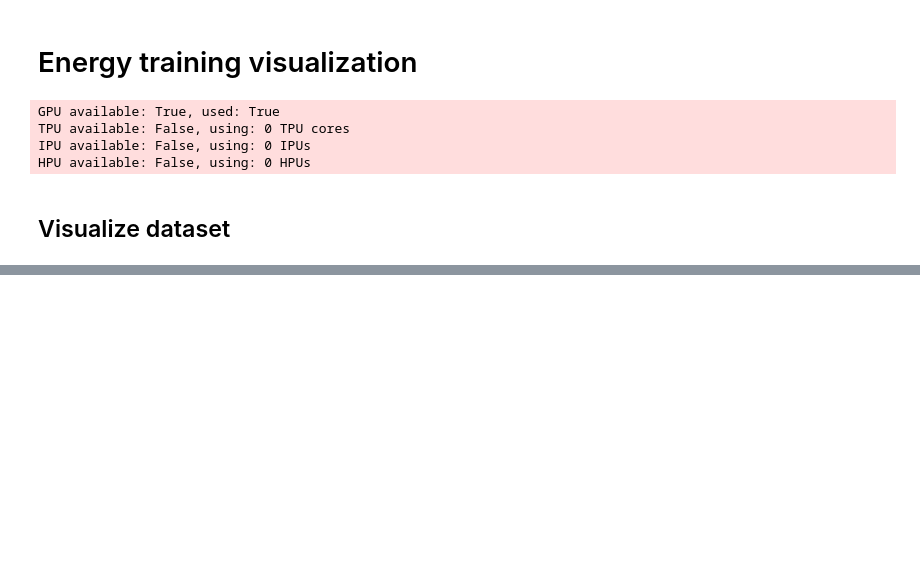
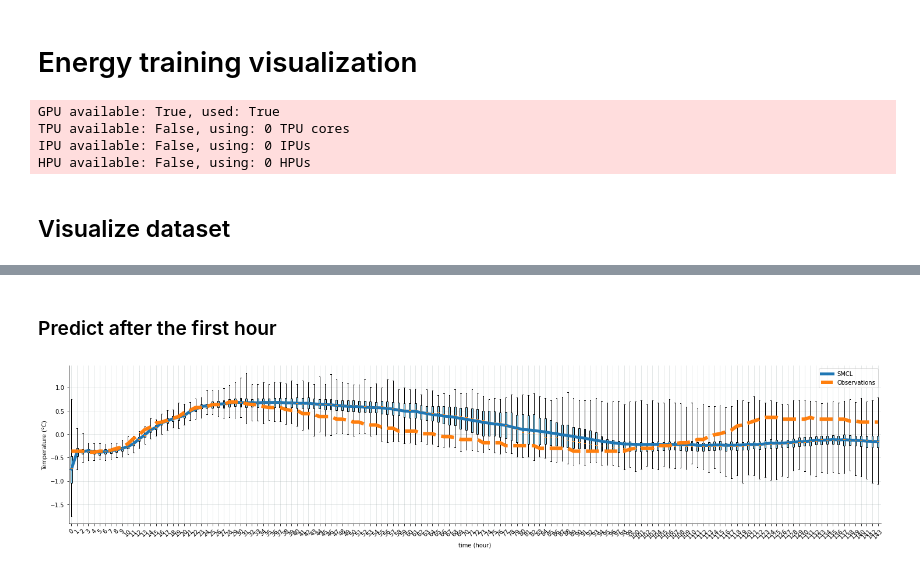
Before and after one commit to maxjcohen/SMCL, a Jupyter notebook: visualization_energy.ipynb, the cells around one changed output, grey strips where cells are left out. Cells and saved outputs as stored; diff of their text form; code cells hidden in the pictures; blank space fills up the shorter version.

```diff
--- a/visualization_energy.ipynb
+++ b/visualization_energy.ipynb
@@ -143,0 +166,8 @@ LOCAL_RANK: 0 - CUDA_VISIBLE_DEVICES: [0]
+# %% [markdown]
+### Predict after the first hour
+# %%
+plt.figure(figsize=(25, 5))
+predictions = predict(model, commands, observations, hide_start=24)
+plot_particules_prediction(observations, predictions)
+# %% [output]
+[figure, added]
```
Also changed, not shown: parts of 26 cells of this notebook, 2 other files.
